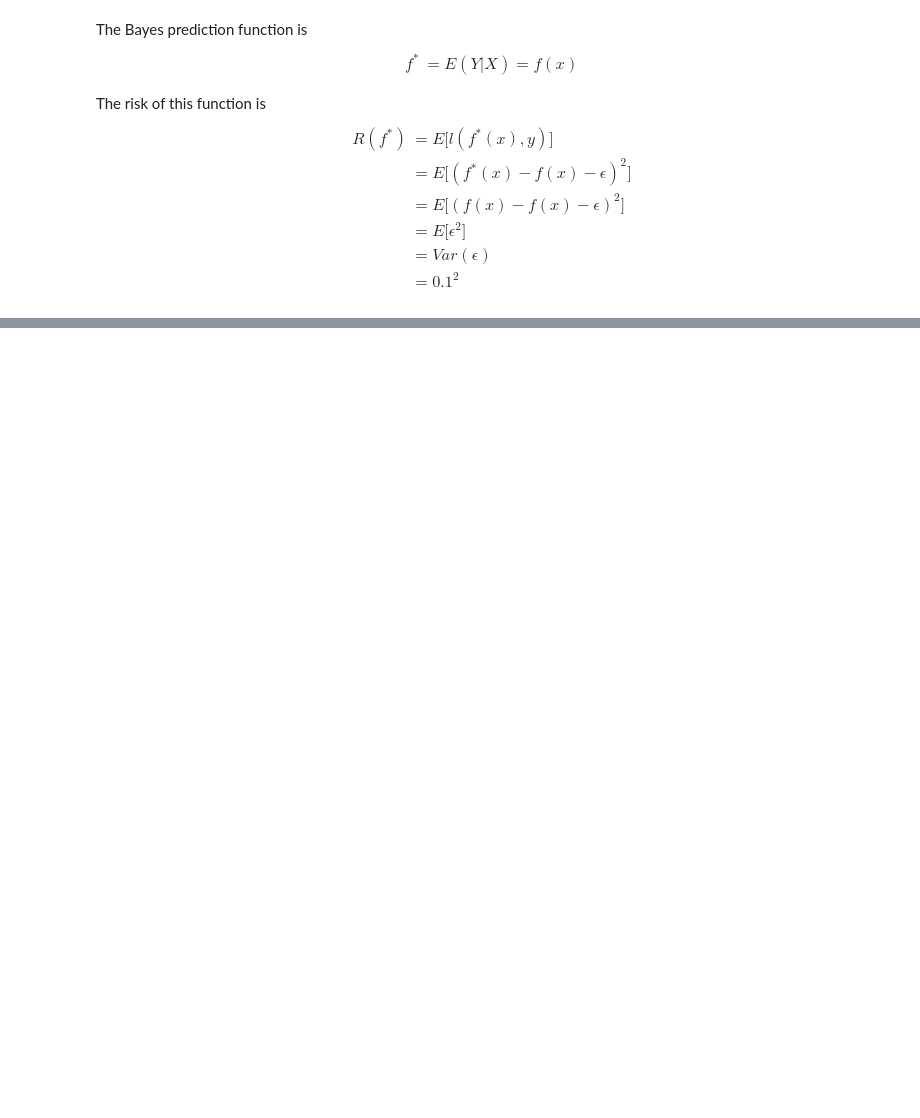
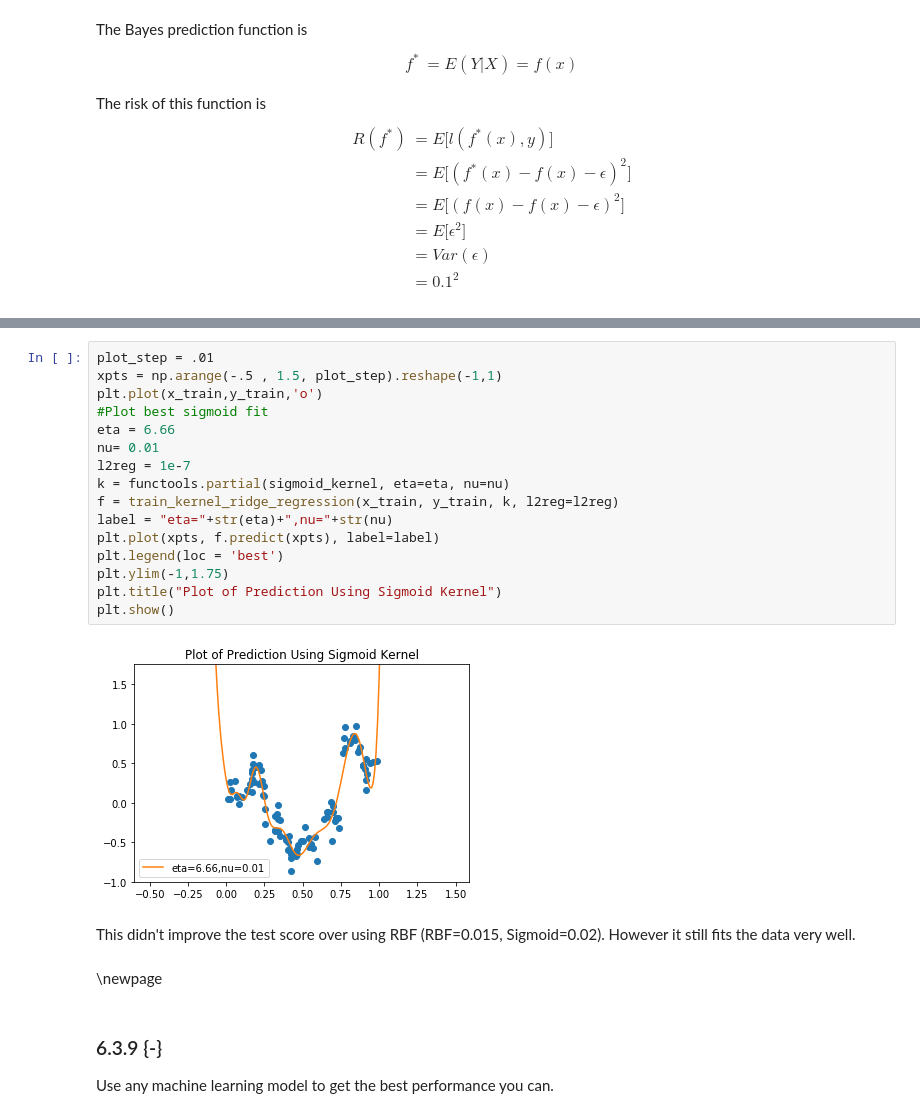
Before and after one commit to cfizette/DS-GA-1003, a Jupyter notebook: hw/4/hwk4-skeleton-code.ipynb, the cells around one changed output, grey strips where cells are left out. Saved outputs shown, nothing was run; the diff lists cells and outputs as text; blank space fills up the shorter version.

```diff
--- a/hw/4/hwk4-skeleton-code.ipynb
+++ b/hw/4/hwk4-skeleton-code.ipynb
@@ -437,0 +479,25 @@ R(f^*) &= E\big[l(f^*(x), y)\big]\\
+# %%
+plot_step = .01
+xpts = np.arange(-.5 , 1.5, plot_step).reshape(-1,1)
+plt.plot(x_train,y_train,'o')
+#Plot best sigmoid fit
+eta = 6.66
+nu= 0.01
+l2reg = 1e-7
+k = functools.partial(sigmoid_kernel, eta=eta, nu=nu)
+f = train_kernel_ridge_regression(x_train, y_train, k, l2reg=l2reg)
+label = "eta="+str(eta)+",nu="+str(nu)
+plt.plot(xpts, f.predict(xpts), label=label)
+plt.legend(loc = 'best')
+plt.ylim(-1,1.75)
+plt.title("Plot of Prediction Using Sigmoid Kernel")
+plt.show()
+# %% [output]
+[figure, added]
+# %% [markdown]
+This didn't improve the test score over using RBF (RBF=0.015, Sigmoid=0.02). However it still fits the data very well.
+# %% [markdown]
+\newpage
+# %% [markdown]
+### 6.3.9 {-}
+Use any machine learning model to get the best performance you can.
```
Also changed, not shown: parts of 23 cells of this notebook, 1 other file.
